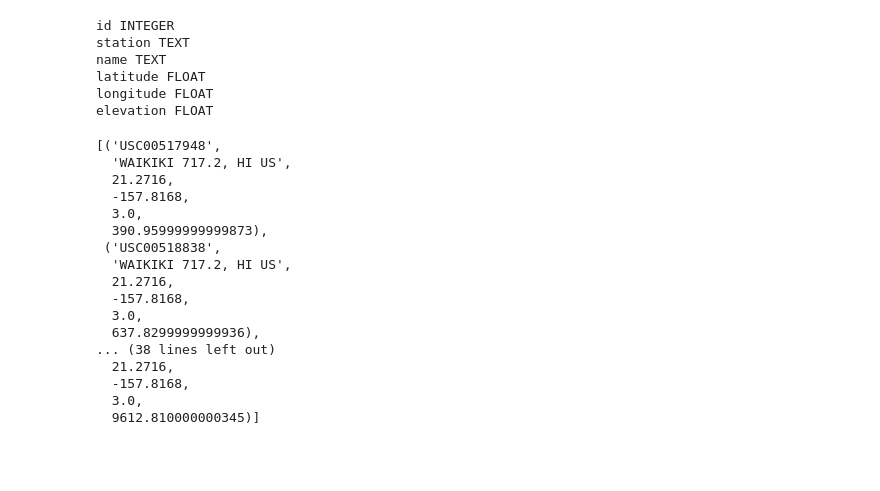
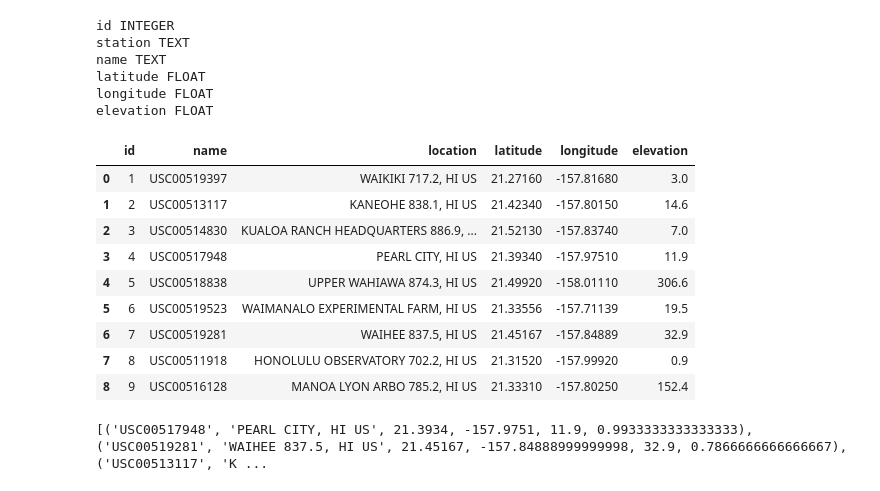
Before and after one commit to mitchellcapell95/sqlalchemy-challenge, a Jupyter notebook: Climate.ipynb, the cells around one changed output. Saved outputs shown, nothing was run; the diff lists cells and outputs as text; code cells hidden in the pictures; blank space fills up the shorter version.

Commit message:
updating sql alchemy queries for weather analysis

```diff
--- a/Climate.ipynb
+++ b/Climate.ipynb
@@ -235,29 +254,3 @@ name TEXT
 latitude FLOAT
 longitude FLOAT
 elevation FLOAT
-# %%
-rainfall_per_station = []
-rain_station = session.query(Measurement.station,Station.name,Station.latitude,Station.\
-longitude,Station.elevation,func.sum(Measurement.prcp)).group_by(Measurement.station).\
-order_by(func.sum(Measurement.prcp).asc())
-for rain in rain_station:
-    rainfall_per_station.append(rain)
-rainfall_per_station
-# %% [output]
-[('USC00517948',
-  'WAIKIKI 717.2, HI US',
-  21.2716,
-  -157.8168,
-  3.0,
-  390.95999999999873),
- ('USC00518838',
-  'WAIKIKI 717.2, HI US',
-  21.2716,
-  -157.8168,
-  3.0,
-  637.8299999999936),
-... (38 lines left out)
-  21.2716,
-  -157.8168,
-  3.0,
-  9612.810000000345)]
@@ -268,0 +257,34 @@ longitude,Station.elevation,func.sum(Measurement.prcp))
+# %%
+station_data = []
+results = session.query(Station.id,Station.station,Station.name,Station.latitude,Station.longitude,Station.elevation)
+for row in results:
+    station_data.append(row)
+station_df = pd.DataFrame(station_data,columns=['id','name','location','latitude','longitude','elevation'])
+station_df
+# %% [output]
+|  | id | name | location | latitude | longitude | elevation |
+| 0 | 1 | USC00519397 | WAIKIKI 717.2, HI US | 21.27160 | -157.81680 | 3.0 |
+| 1 | 2 | USC00513117 | KANEOHE 838.1, HI US | 21.42340 | -157.80150 | 14.6 |
+| 2 | 3 | USC00514830 | KUALOA RANCH HEADQUARTERS 886.9, ... | 21.52130 | -157.83740 | 7.0 |
+| 3 | 4 | USC00517948 | PEARL CITY, HI US | 21.39340 | -157.97510 | 11.9 |
+| 4 | 5 | USC00518838 | UPPER WAHIAWA 874.3, HI US | 21.49920 | -158.01110 | 306.6 |
+| 5 | 6 | USC00519523 | WAIMANALO EXPERIMENTAL FARM, HI US | 21.33556 | -157.71139 | 19.5 |
+| 6 | 7 | USC00519281 | WAIHEE 837.5, HI US | 21.45167 | -157.84889 | 32.9 |
+| 7 | 8 | USC00511918 | HONOLULU OBSERVATORY 702.2, HI US | 21.31520 | -157.99920 | 0.9 |
+| 8 | 9 | USC00516128 | MANOA LYON ARBO 785.2, HI US | 21.33310 | -157.80250 | 152.4 |
+# %%
+# Calculate the total amount of rainfall per weather station for your trip dates using the previous year's matching dates.
+# Sort this in descending order by precipitation amount and list the station, name, latitude, longitude, and elevation
+
+# 2011-02-28 to 2011-03-05
+
+def calc_rainfall(start_date, end_date):
+
+    return session.query(Station.station,Station.name,Station.latitude,Station.\
+longitude,Station.elevation,func.avg(Measurement.prcp)).filter(Measurement.date >= start_date).filter(Measurement.date <= end_date).\
+filter(Measurement.station == Station.station).filter(Measurement.prcp.isnot(None)).\
+group_by(Station.station).order_by(func.avg(Measurement.prcp).desc()).all()
+
+print(calc_rainfall('2017-02-28','2017-03-05'))
+# %% [output]
+[('USC00517948', 'PEARL CITY, HI US', 21.3934, -157.9751, 11.9, 0.9933333333333333), ('USC00519281', 'WAIHEE 837.5, HI US', 21.45167, -157.84888999999998, 32.9, 0.7866666666666667), ('USC00513117', 'K ...
```
Also changed, not shown: parts of 17 cells of this notebook, 5 other files.
